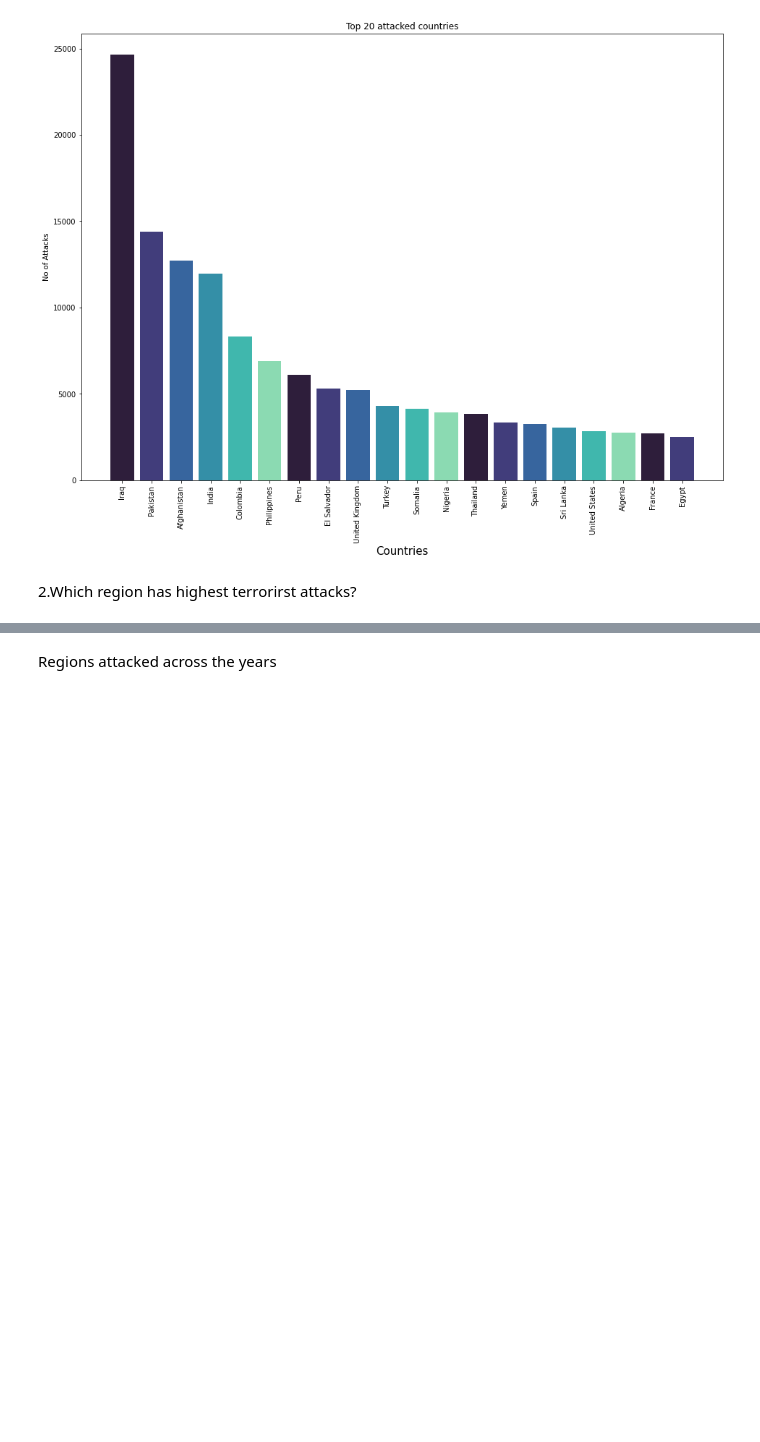
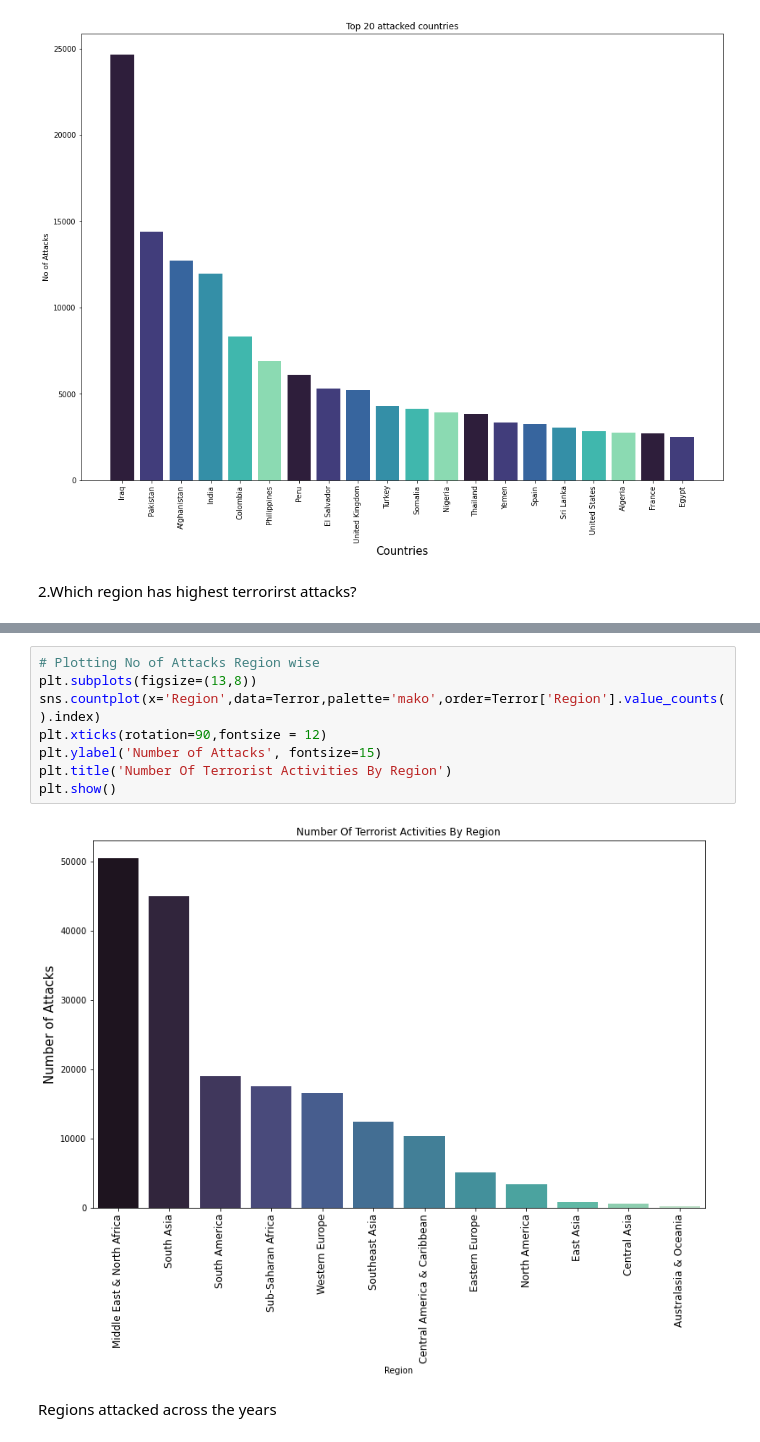
Before and after one commit to pmgumble/Bootstrap-5-Tutorial-Portfolio, a Jupyter notebook: Global_Terrorism_Analysis_Capstone_Project.ipynb, the cells around one changed output, grey strips where cells are left out. Saved outputs shown, nothing was run; the diff lists cells and outputs as text; blank space fills up the shorter version.

```diff
--- a/Global_Terrorism_Analysis_Capstone_Project.ipynb
+++ b/Global_Terrorism_Analysis_Capstone_Project.ipynb
@@ -332,3 +325,13 @@ fig.update_layout(title_text='Regions having highest terrorist attacks', xaxis_t
+# %%
+# Plotting No of Attacks Region wise
+plt.subplots(figsize=(13,8))
+sns.countplot(x='Region',data=Terror,palette='mako',order=Terror['Region'].value_counts().index)
+plt.xticks(rotation=90,fontsize = 12)
+plt.ylabel('Number of Attacks', fontsize=15)
+plt.title('Number Of Terrorist Activities By Region')
+plt.show()
+# %% [output]
+[figure, added]
 # %% [markdown]
 Regions attacked across the years
 # %%
```
Also changed, not shown: parts of 9 cells of this notebook.
